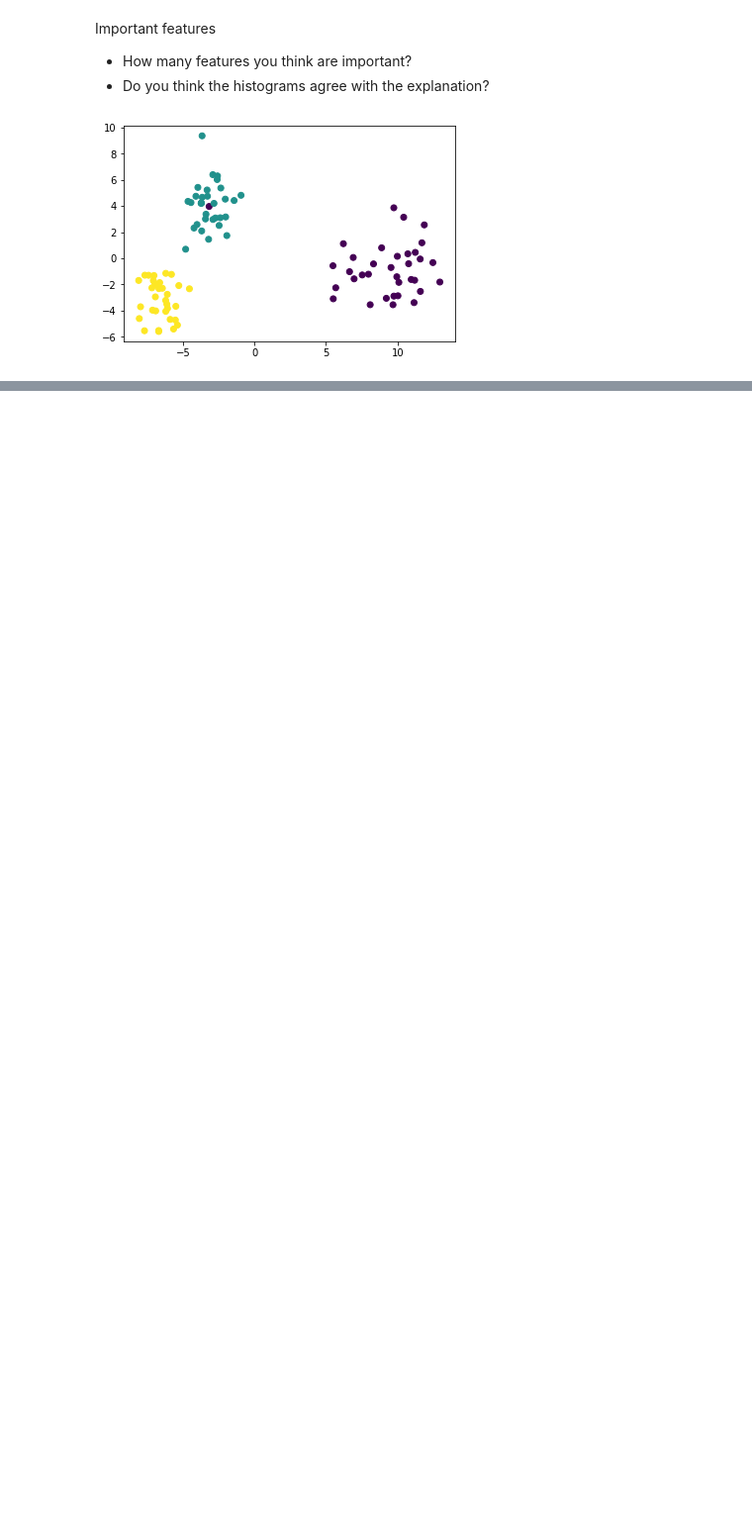
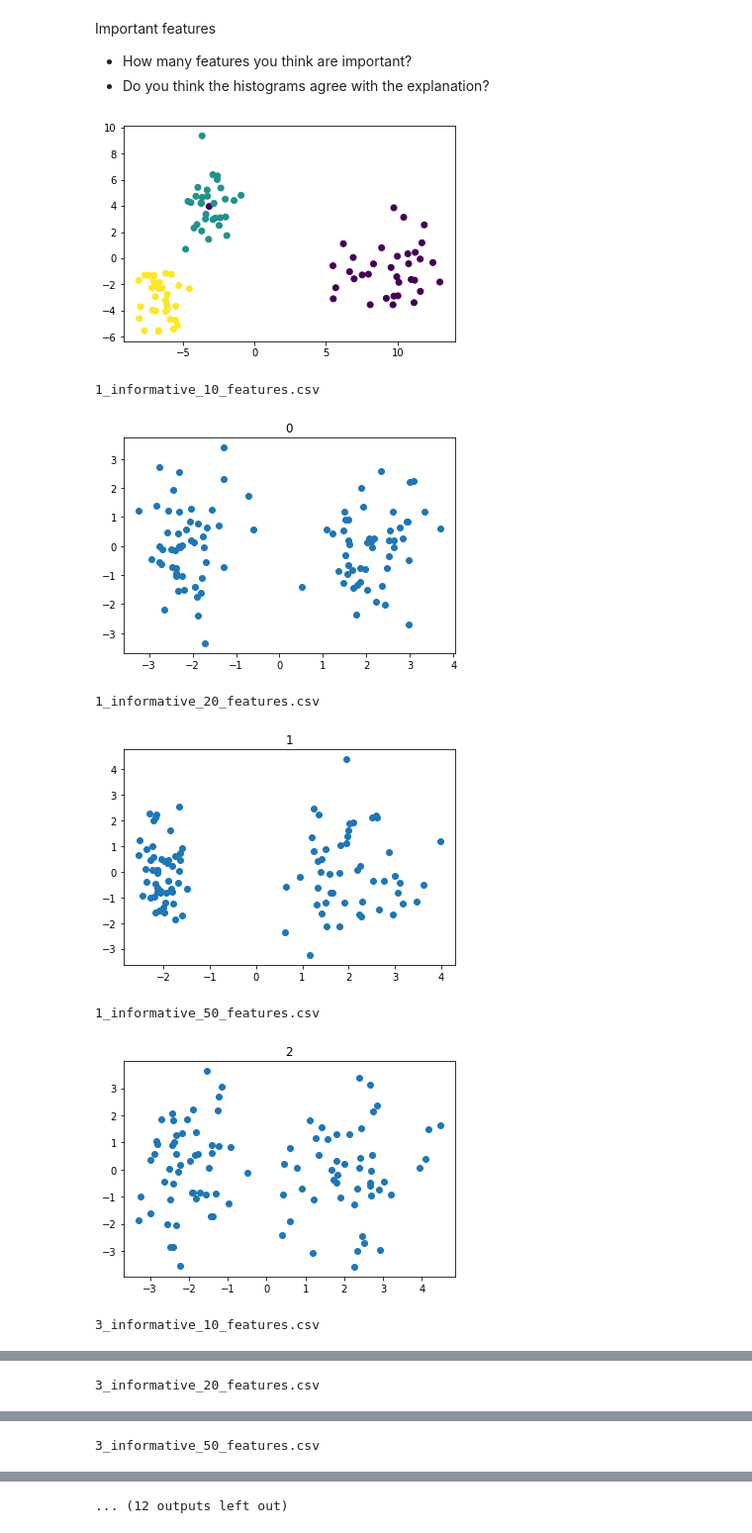
Before and after one commit to CristianLeoni/Master_thesis, a Jupyter notebook: dataset_exploration.ipynb, the cells around one changed output, grey strips where cells are left out. Shown at 99% size. Drawn from its saved outputs; the diff is of its cells as text; code cells hidden in the pictures; blank space fills up the shorter version.

```diff
--- a/dataset_exploration.ipynb
+++ b/dataset_exploration.ipynb
@@ -1079,3 +1079,33 @@ target
 pd.DataFrame(data).to_csv('Three_clusters.csv',index = False)
 # %% [output]
 [figure]
+# %%
+dr = dimensionality_reduction.Pca
+
+#i=0
+from os import listdir
+from os.path import isfile, join
+
+mypath=r'C:\Users\Cristian\AAA Master_thesis\datasets\Verification\\'
+onlyfiles = [f for f in listdir(mypath) if isfile(join(mypath, f))]
+
+source_data = [pd.read_csv(mypath+onlyfiles[i]) for i in range(len(onlyfiles))]
+
+onlyfiles = np.array(onlyfiles).reshape(3,-1).ravel()
+
+for i in range(len(onlyfiles)):
+    d = pd.read_csv(mypath+onlyfiles[i])
+    print(onlyfiles[i])
+    red = dr.get_reduced(d,{})
+    plt.scatter(red['x'],red['y'])
+    plt.title(i)
+    plt.show()
+    #i=i+1
+# %% [output]
+1_informative_10_features.csv
+[figure, added]
+1_informative_20_features.csv
+[figure, added]
+1_informative_50_features.csv
+[figure, added]
+3_informative_10_features.csv
@@ -1081,0 +1113 @@ pd.DataFrame(data).to_csv('Three_clusters.csv',index = False)
+3_informative_20_features.csv
@@ -1081,0 +1115 @@ pd.DataFrame(data).to_csv('Three_clusters.csv',index = False)
+3_informative_50_features.csv
@@ -1081,0 +1117 @@ pd.DataFrame(data).to_csv('Three_clusters.csv',index = False)
+... (12 outputs left out)
```
Also changed, not shown: parts of 2 cells of this notebook, 4 other files.
